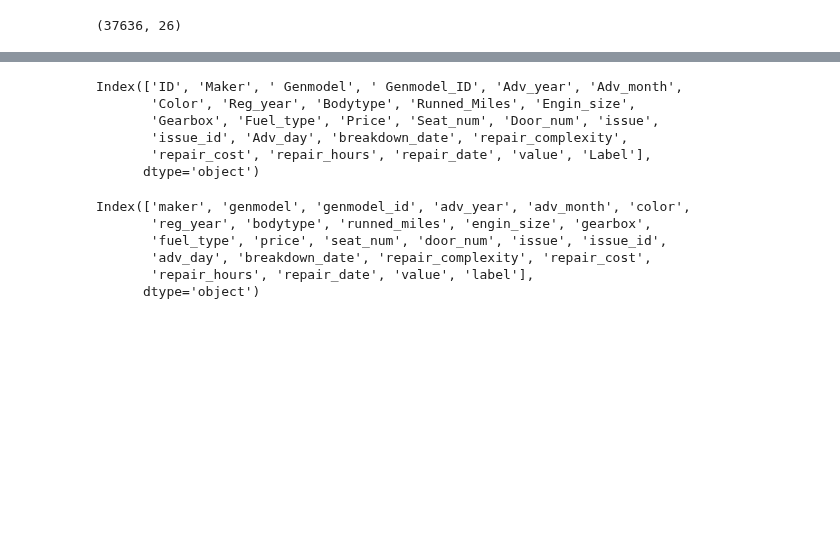
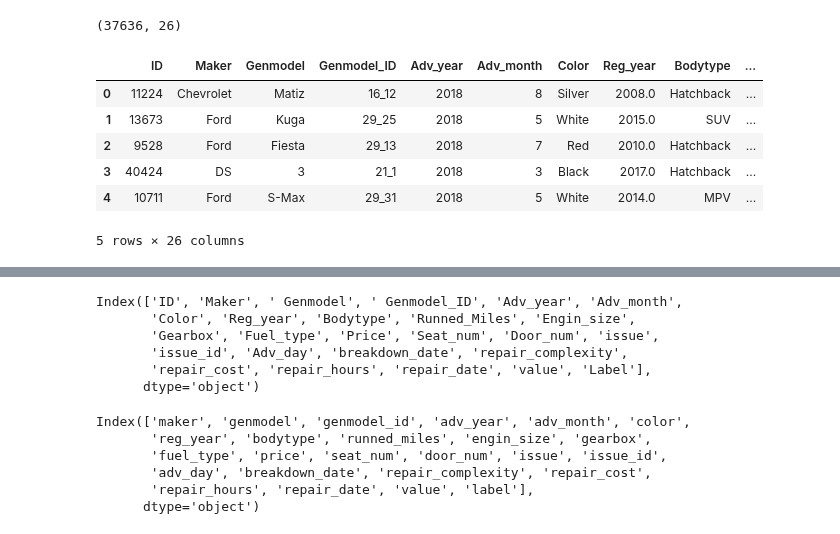
Before and after one commit to sergiimakhin/Redi, a Jupyter notebook: ClassificationChallenge/binary_classification.ipynb, the cells around one changed output, grey strips where cells are left out. Drawn from its saved outputs; the diff is of its cells as text; code cells hidden in the pictures; blank space fills up the shorter version.

```diff
--- a/ClassificationChallenge/binary_classification.ipynb
+++ b/ClassificationChallenge/binary_classification.ipynb
@@ -8,3 +9,13 @@ df = pd.read_csv('labeled_data.csv', sep=';')
 df.shape
 # %% [output]
 (37636, 26)
+# %%
+df.head()
+# %% [output]
+|  | ID | Maker | Genmodel | Genmodel_ID | Adv_year | Adv_month | Color | Reg_year | Bodytype | ... |
+| 0 | 11224 | Chevrolet | Matiz | 16_12 | 2018 | 8 | Silver | 2008.0 | Hatchback | ... |
+| 1 | 13673 | Ford | Kuga | 29_25 | 2018 | 5 | White | 2015.0 | SUV | ... |
+| 2 | 9528 | Ford | Fiesta | 29_13 | 2018 | 7 | Red | 2010.0 | Hatchback | ... |
+| 3 | 40424 | DS | 3 | 21_1 | 2018 | 3 | Black | 2017.0 | Hatchback | ... |
+| 4 | 10711 | Ford | S-Max | 29_31 | 2018 | 5 | White | 2014.0 | MPV | ... |
+5 rows × 26 columns
```
Also changed, not shown: parts of 80 cells of this notebook, 1 other file.
